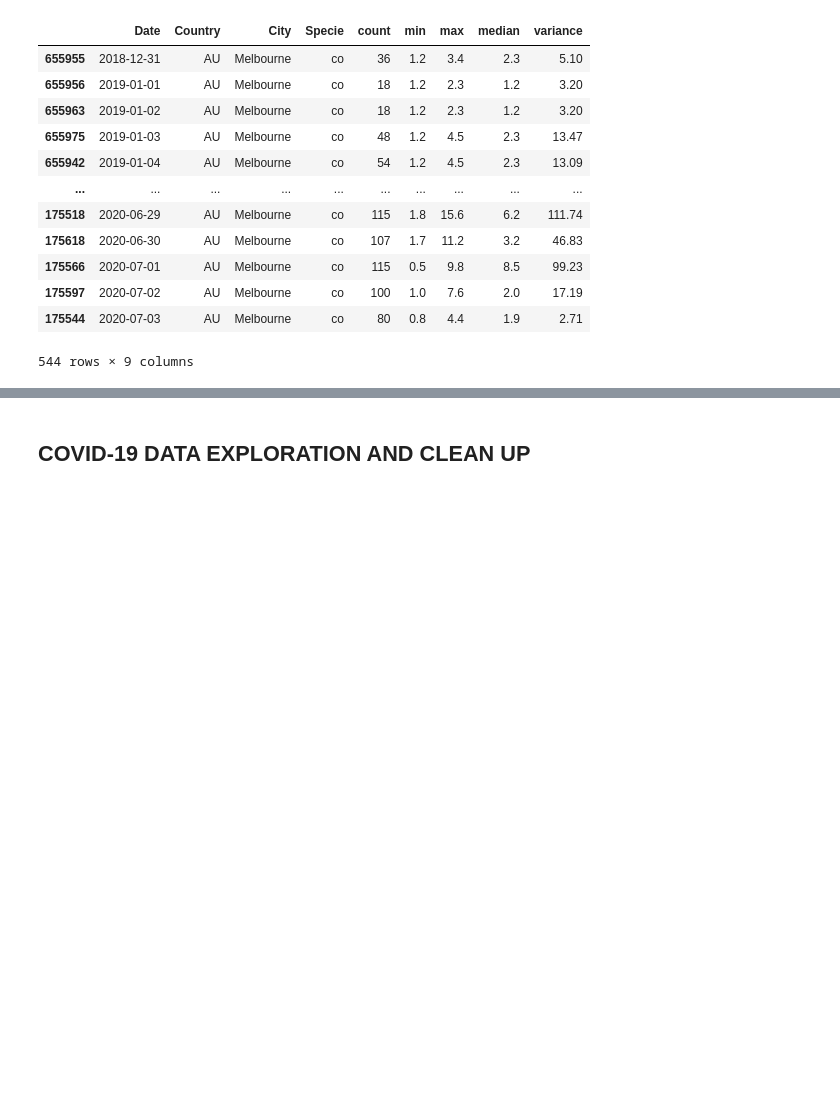
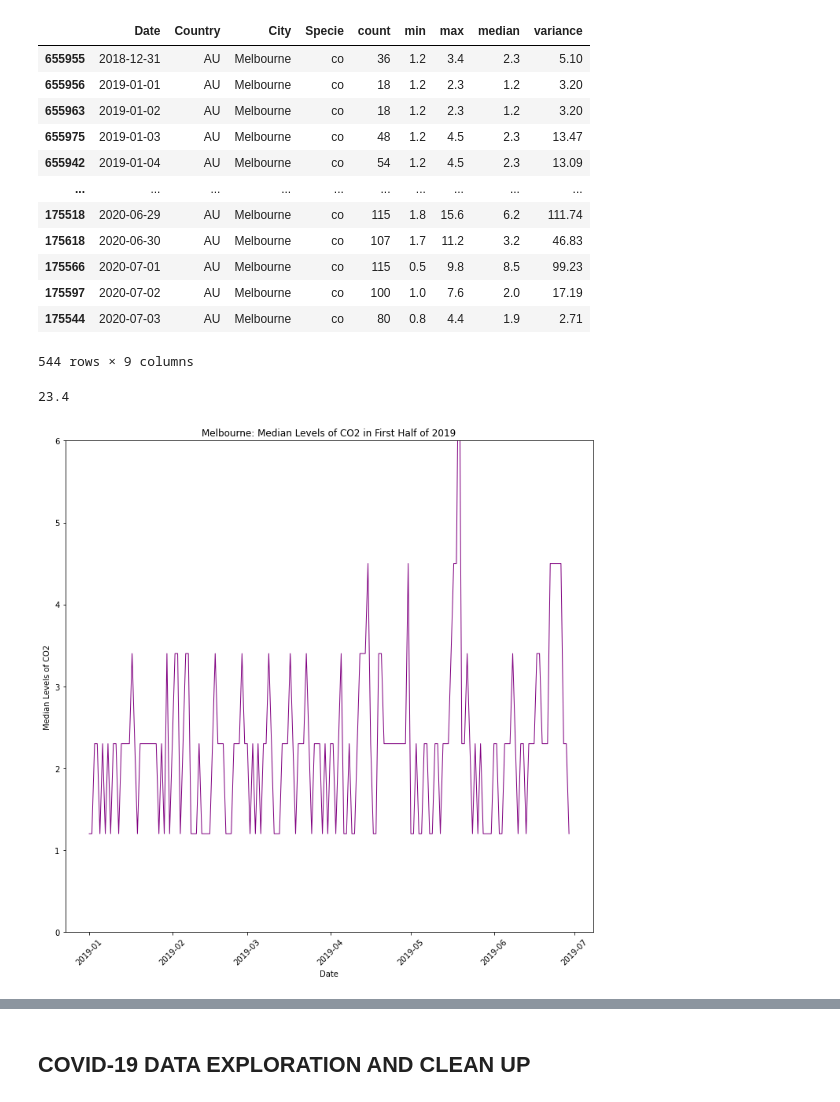
Before and after one commit to poojaisabelle/Project-One, a Jupyter notebook: Data Exploration (Clean up) - Pooja.ipynb, the cells around one changed output, grey strips where cells are left out. Cells and saved outputs as stored; diff of their text form; code cells hidden in the pictures; blank space fills up the shorter version.

Commit message:
Created time series graphs for 2019/2020 CO2 level comparison

```diff
--- a/Data Exploration (Clean up) - Pooja.ipynb
+++ b/Data Exploration (Clean up) - Pooja.ipynb
@@ -392,0 +362,25 @@ mel_Q2_2020 = mel_co_df.loc[Q2_2020]
+# %%
+mel_mid_2020['median'].max()
+# %% [output]
+23.4
+# %%
+fig, ax = plt.subplots(figsize=(10, 10))
+
+# Plot
+ax.plot(mel_mid_2019['Date'],
+        mel_mid_2019['median'],
+        color='purple', linewidth = 1)
+
+# Set titles and labels
+ax.set(xlabel="Date",
+       ylabel="Median Levels of CO2",
+       title="Melbourne: Median Levels of CO2 in First Half of 2019")
+
+
+# Format tick marks
+ax.set_ylim(0,6)
+plt.setp(ax.get_xticklabels(), rotation=45)
+plt.tight_layout()
+plt.show()
+# %% [output]
+[figure, added]
```
Also changed, not shown: parts of 40 cells of this notebook.
